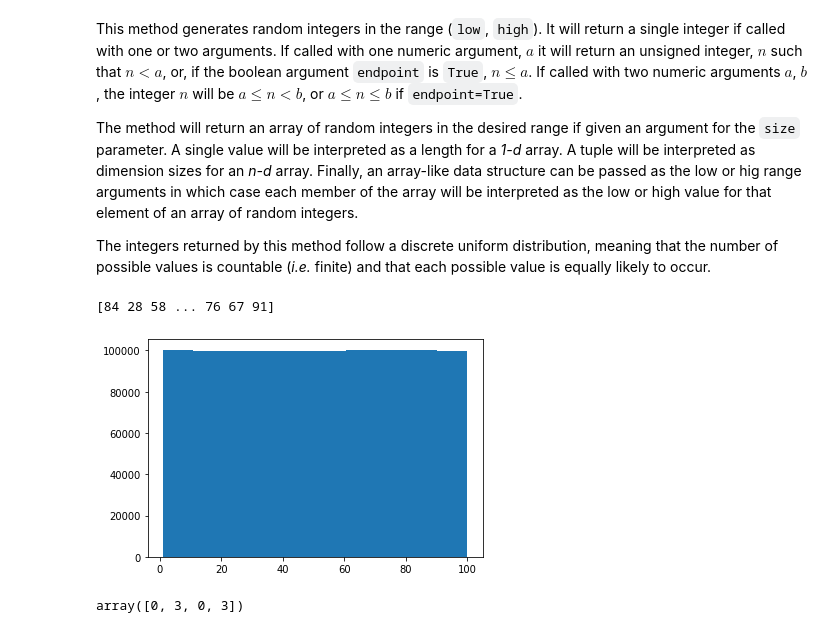
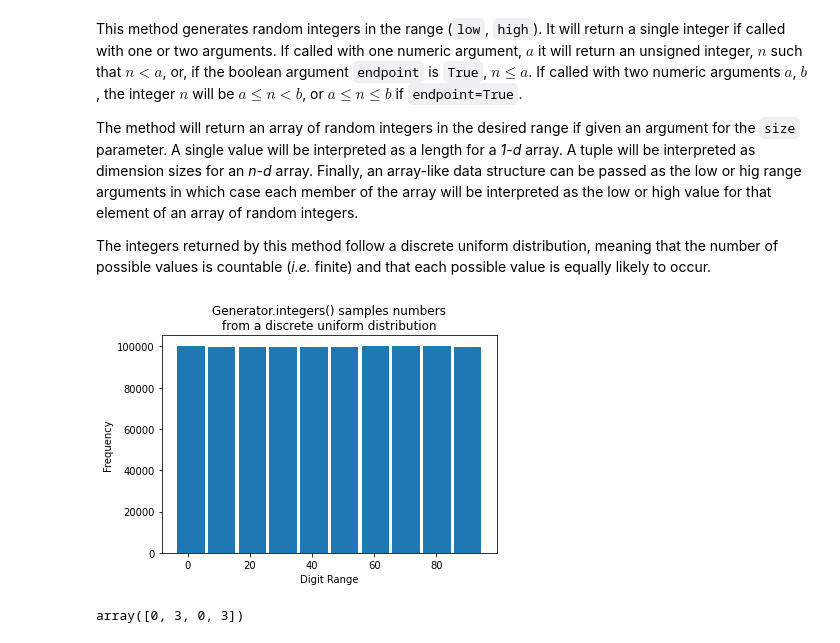
Before and after one commit to fod/numpy-random, a Jupyter notebook: numpy-random.ipynb, the cells around one changed output. Drawn from its saved outputs; the diff is of its cells as text; code cells hidden in the pictures.

Commit message:
Simple random integers histogram

```diff
--- a/numpy-random.ipynb
+++ b/numpy-random.ipynb
@@ -98,15 +103,22 @@ This method generates random integers in the range (`low`, `high`). It will retu
 The method will return an array of random integers in the desired range if given an argument for the `size` parameter. A single value will be interpreted as a length for a *1-d* array. A tuple will be interpreted as dimension sizes for an *n-d* array. Finally, an array-like data structure can be passed as the low or hig range arguments in which case each member of the array will be interpreted as the low or high value for that element of an array of random integers.
 
 The integers returned by this method follow a discrete uniform distribution, meaning that the number of possible values is countable (*i.e.* finite) and that each possible value is equally likely to occur.
-# %%
-rng = default_rng(997878)
-ints = rng.integers(1, 101, 1000000)
-print(ints)
-plt.hist(ints)
-plt.show()
-# %% [output]
-[84 28 58 ... 76 67 91]
-[figure, removed]
+# %%
+# Initialise random number generator with default bit generator (PCG64)
+rng = default_rng(997878)
+# Generate 1 million ints of simple random (discrete uniform) data
+ints = rng.integers(1, 101, 1000000)
+# plot number frequencies using matplotlib.pyplot.hist()
+plt.hist(ints, bins=10, align="left", rwidth=0.9)
+
+# Get corrent figure and Axes and set axis labels and plot title
+ax = plt.gcf().gca()
+ax.set_xlabel('Digit Range')
+ax.set_ylabel('Frequency')
+plt.title("Generator.integers() samples numbers\nfrom a discrete uniform distribution")
+plt.show()
+# %% [output]
+[figure, added]
 # %%
 rng.integers((2,4,6,8))
 # %% [output]
```
Also changed, not shown: parts of 6 cells of this notebook.
